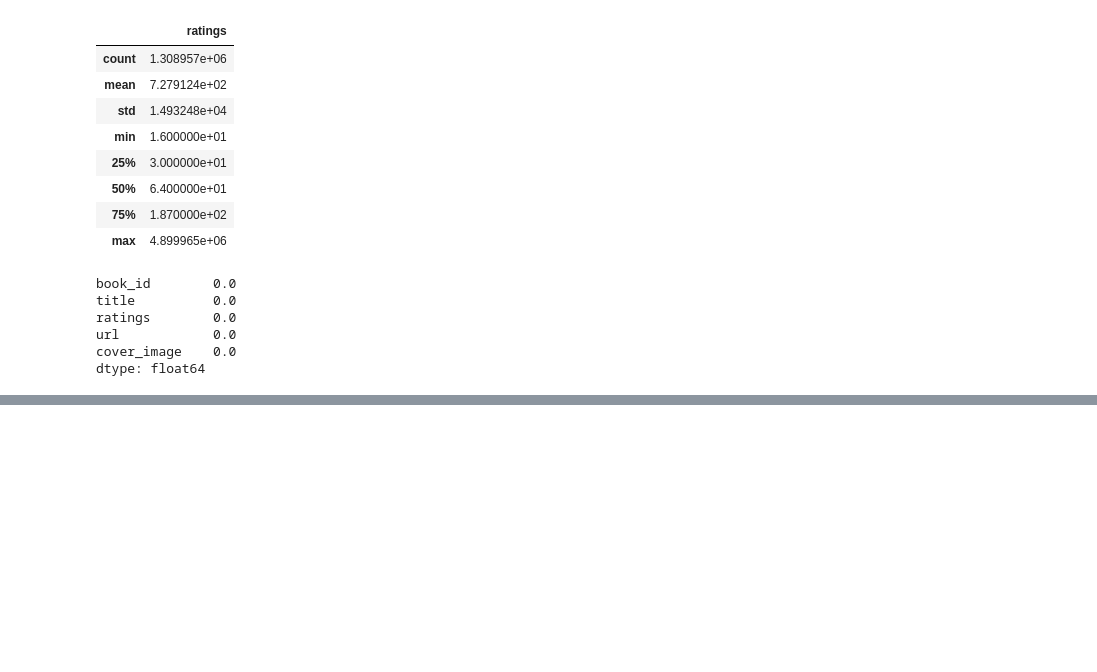
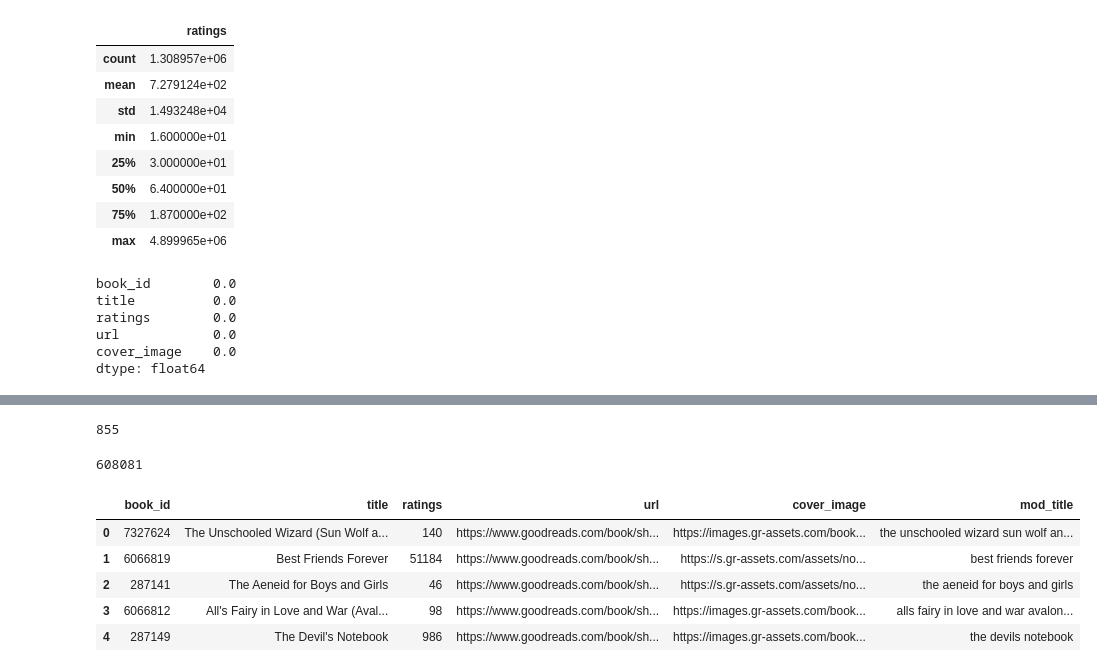
Before and after one commit to TROISTROIS/BOOK-RECOMMENDATION-SYSTEM, a Jupyter notebook: book-recommendation-system.ipynb, the cells around one changed output, grey strips where cells are left out. Cells and saved outputs as stored; diff of their text form; code cells hidden in the pictures; blank space fills up the shorter version.

Commit message:
Kaggle Notebook | Book Recommendation System | Map Book Id To Title

```diff
--- a/book-recommendation-system.ipynb
+++ b/book-recommendation-system.ipynb
@@ -281,0 +376,8 @@ search("East of Eden",vectorizer)
+# %%
+len(overlap_users)
+# %% [output]
+855
+# %%
+len(rec_lines)
+# %% [output]
+608081
@@ -281,0 +390,13 @@ search("East of Eden",vectorizer)
+# %%
+# get from book_id to book title
+books_titles = pd.read_json("/kaggle/working/books_titles.json")
+books_titles["book_id"]=books_titles["book_id"].astype(str)
+# %%
+books_titles.head()
+# %% [output]
+|  | book_id | title | ratings | url | cover_image | mod_title |
+| 0 | 7327624 | The Unschooled Wizard (Sun Wolf a... | 140 | https://www.goodreads.com/book/sh... | https://images.gr-assets.com/book... | the unschooled wizard sun wolf an... |
+| 1 | 6066819 | Best Friends Forever | 51184 | https://www.goodreads.com/book/sh... | https://s.gr-assets.com/assets/no... | best friends forever |
+| 2 | 287141 | The Aeneid for Boys and Girls | 46 | https://www.goodreads.com/book/sh... | https://s.gr-assets.com/assets/no... | the aeneid for boys and girls |
+| 3 | 6066812 | All's Fairy in Love and War (Aval... | 98 | https://www.goodreads.com/book/sh... | https://images.gr-assets.com/book... | alls fairy in love and war avalon... |
+| 4 | 287149 | The Devil's Notebook | 986 | https://www.goodreads.com/book/sh... | https://images.gr-assets.com/book... | the devils notebook |
```
Also changed, not shown: parts of 19 cells of this notebook.
